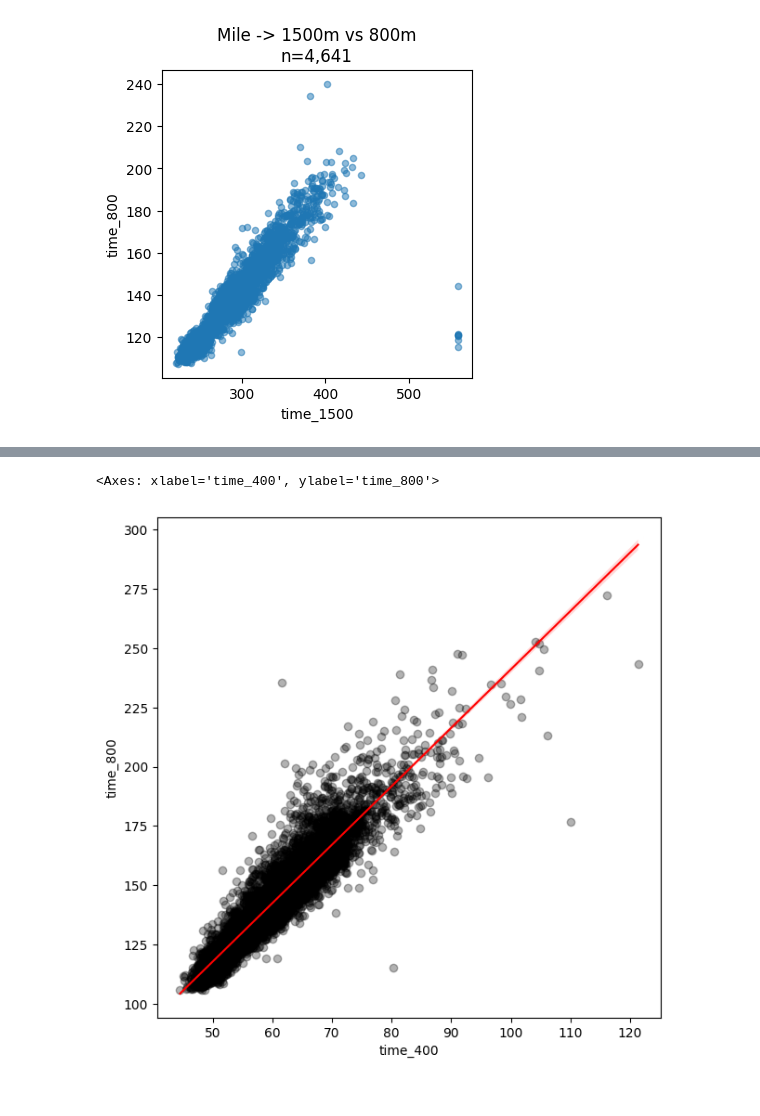
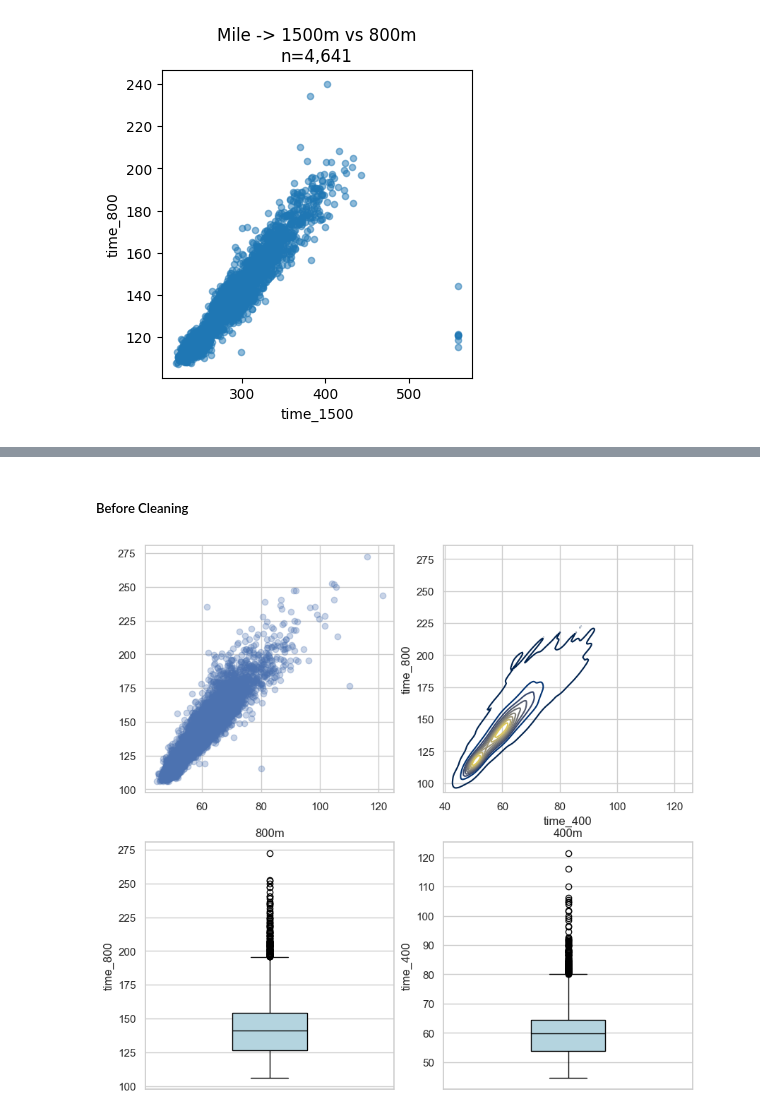
Before and after one commit to mitchellggreenhalgh/mid-distance-webscrapers, a Jupyter notebook: mid_distance_race_performances.ipynb, the cells around one changed output, grey strips where cells are left out. Drawn from its saved outputs; the diff is of its cells as text; code cells hidden in the pictures.

Commit message:
updated analysis, data cleaning, and modelling for combined 800m and 400m datasources

```diff
--- a/mid_distance_race_performances.ipynb
+++ b/mid_distance_race_performances.ipynb
@@ -258,14 +194,7 @@ If the model instance has been used for another fit with different fit parameter
-# %%
-plt.figure(figsize = (7,7))
-sns.regplot(x='time_400', y='time_800', data=df_all,
-            scatter_kws={'color': 'black',
-                         'alpha': 0.3},
-            line_kws={'color': 'red',
-                      'lw': 1.5},
-            # lowess=True,
-            fit_reg=True)
-
-# Data cleaning: remove outliers, test assumptions, 400 < 100, 800 < 250?
-# %% [output]
-<Axes: xlabel='time_400', ylabel='time_800'>
-[figure, removed]
+# %% [markdown]
+##### Before Cleaning
+# %%
+df_400 = pd.concat([df_tfrrs_400, df_milesplit_400])
+plot_eda(df_400, 400)
+# %% [output]
+[figure, added]
```
Also changed, not shown: parts of 26 cells of this notebook.
